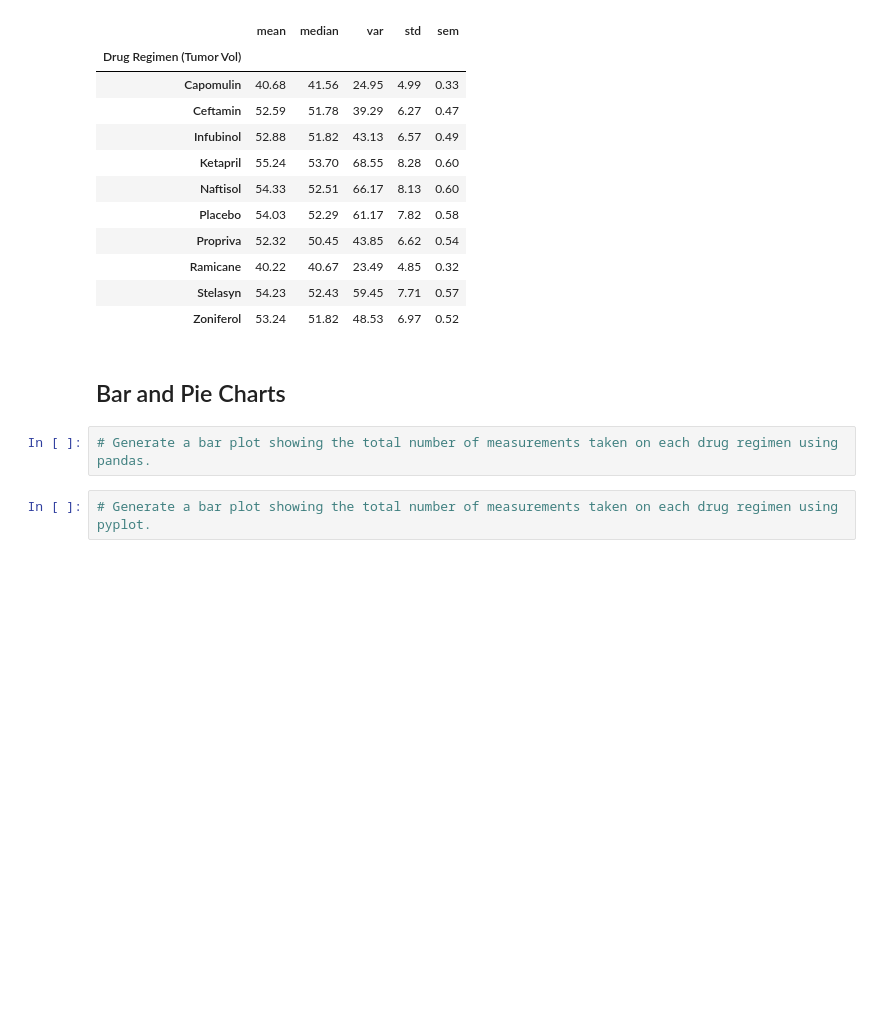
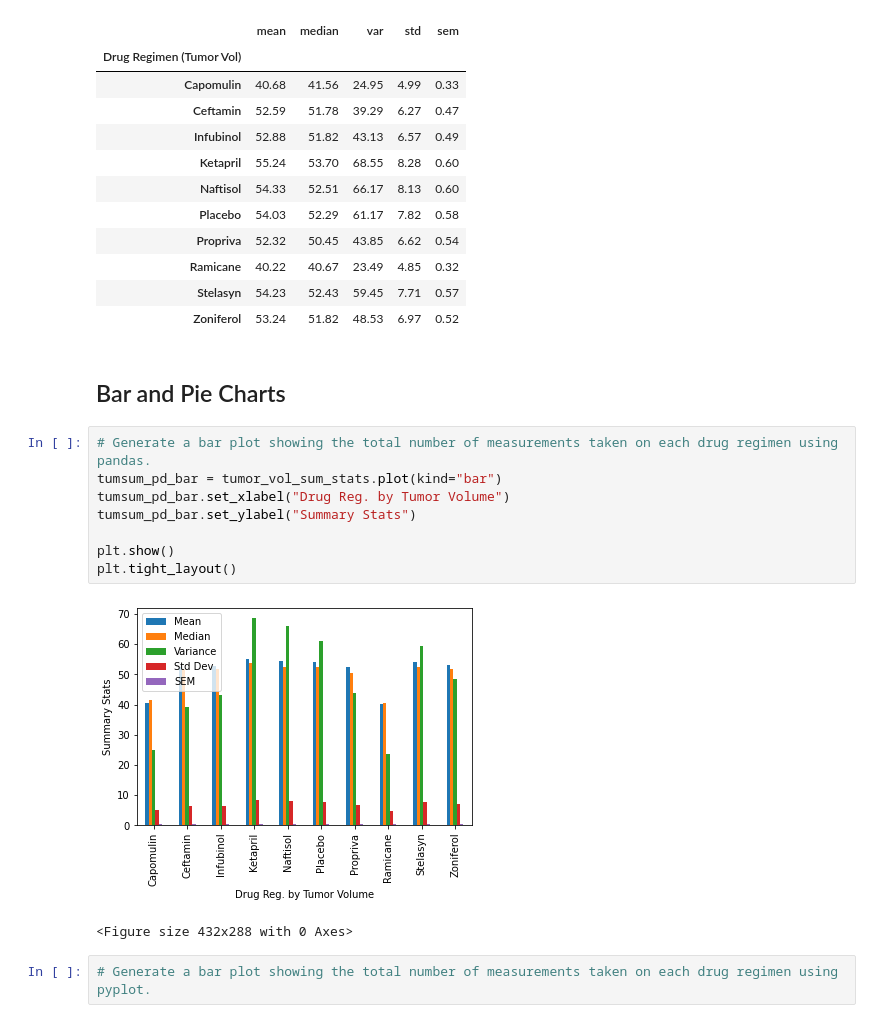
Before and after one commit to thallegacy/matplotlib-challenge, a Jupyter notebook: pymaceuticals_LR.ipynb, the cells around one changed output. Drawn from its saved outputs; the diff is of its cells as text; blank space fills up the shorter version.

Commit message:
Bar graph each measurement pandas plot

```diff
--- a/pymaceuticals_LR.ipynb
+++ b/pymaceuticals_LR.ipynb
@@ -134,6 +134,15 @@ drug_data_gb["Tumor Volume (mm3)"].agg(["mean", "median", "var", "std", "sem"]).
 ## Bar and Pie Charts
 # %%
 # Generate a bar plot showing the total number of measurements taken on each drug regimen using pandas.
+tumsum_pd_bar = tumor_vol_sum_stats.plot(kind="bar")
+tumsum_pd_bar.set_xlabel("Drug Reg. by Tumor Volume")
+tumsum_pd_bar.set_ylabel("Summary Stats")
+
+plt.show()
+plt.tight_layout()
+# %% [output]
+[figure, added]
+<Figure size 432x288 with 0 Axes>
 # %%
 # Generate a bar plot showing the total number of measurements taken on each drug regimen using pyplot.
 # %%
```
